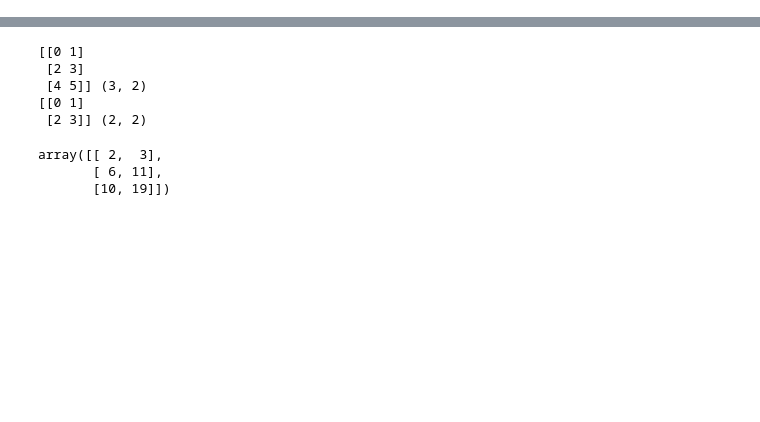
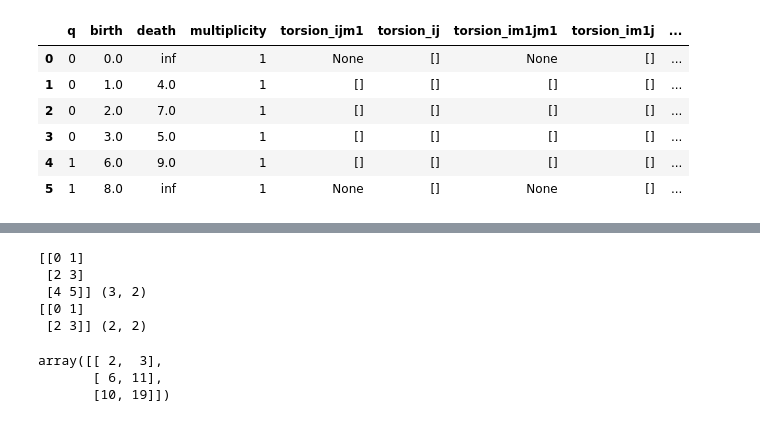
Before and after one commit to siroj99/Master_thesis, a Jupyter notebook: code/laplacians.ipynb, the cells around one changed output, grey strips where cells are left out. Cells and saved outputs as stored; diff of their text form; code cells hidden in the pictures; blank space fills up the shorter version.

```diff
--- a/code/laplacians.ipynb
+++ b/code/laplacians.ipynb
@@ -434,0 +109,10 @@ simplices_at_time(0)
+# %%
+def weight_fun(x):
+    if "1" in x:
+        return 1
+    return 1
+
+
+barcodes_df = complete_analysis_fast(f, weight_fun)
+# print(np.round(barcodes_df.loc[2, "p_ij"], 2))
+barcodes_df.apply(lambda x: x.apply(lambda y: np.round(y, 2) if y is not None else None).apply(lambda y: np.sort(y) if type(y) == np.ndarray else y), axis=1).groupby("q").apply(display, include_groups=False)
@@ -434,0 +124,11 @@ simplices_at_time(0)
+# %%
+for x in range(3, 7):
+    for y in range(3, 7):
+        overlap = 3
+        simplices = create_cycle(x) + create_cycle(y, start_n=x-overlap)
+
+        f = d.Filtration()
+        for vertices, time in simplices:
+            f.append(d.Simplex(vertices, time))
+        barcodes_df = complete_analysis_fast(f, weight_fun)
+        print(f"x: {x}, y: {y}||", np.round(barcodes_df.loc[2, "p_ij"], 2))
@@ -434,0 +149,9 @@ simplices_at_time(0)
+# %%
+def weight_fun(x):
+    v = x.split(",")
+    if "2" in v:
+        return 2**(len(v)/2)
+    return 1
+
+barcodes_df = complete_analysis_fast(f, weight_fun)
+barcodes_df.apply(lambda x: x.apply(lambda y: np.round(y, 2) if y is not None else None).apply(lambda y: np.sort(y) if type(y) == np.ndarray else y), axis=1).groupby("q").apply(display, include_groups=False)
@@ -434,0 +184,21 @@ simplices_at_time(0)
+# %%
+def weight_fun(x):
+    # v = x.split(',')
+    # if v != "2" and "2" in v: #and len(v) >= 2:
+    #     return 2 ** len(v)
+    if "2" in x:
+        return 2
+    # if x in ["0,1,3"]:
+    #     return 3
+    return 1
+
+ren_df = complete_analysis_Ren_fast(f, weight_fun)
+ren_df
+# %% [output]
+|  | q | birth | death | multiplicity | torsion_ijm1 | torsion_ij | torsion_im1jm1 | torsion_im1j | ... |
+| 0 | 0 | 0.0 | inf | 1 | None | [] | None | [] | ... |
+| 1 | 0 | 1.0 | 4.0 | 1 | [] | [] | [] | [] | ... |
+| 2 | 0 | 2.0 | 7.0 | 1 | [] | [] | [] | [] | ... |
+| 3 | 0 | 3.0 | 5.0 | 1 | [] | [] | [] | [] | ... |
+| 4 | 1 | 6.0 | 9.0 | 1 | [] | [] | [] | [] | ... |
+| 5 | 1 | 8.0 | inf | 1 | None | [] | None | [] | ... |
```
Also changed, not shown: parts of 23 cells of this notebook, 2 other files.
